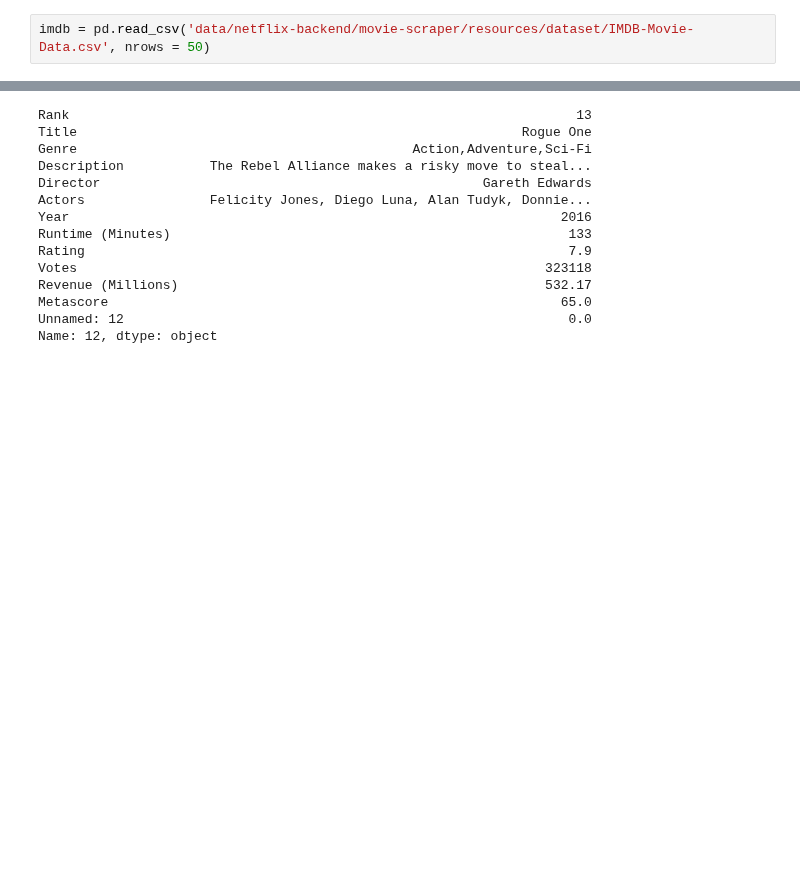
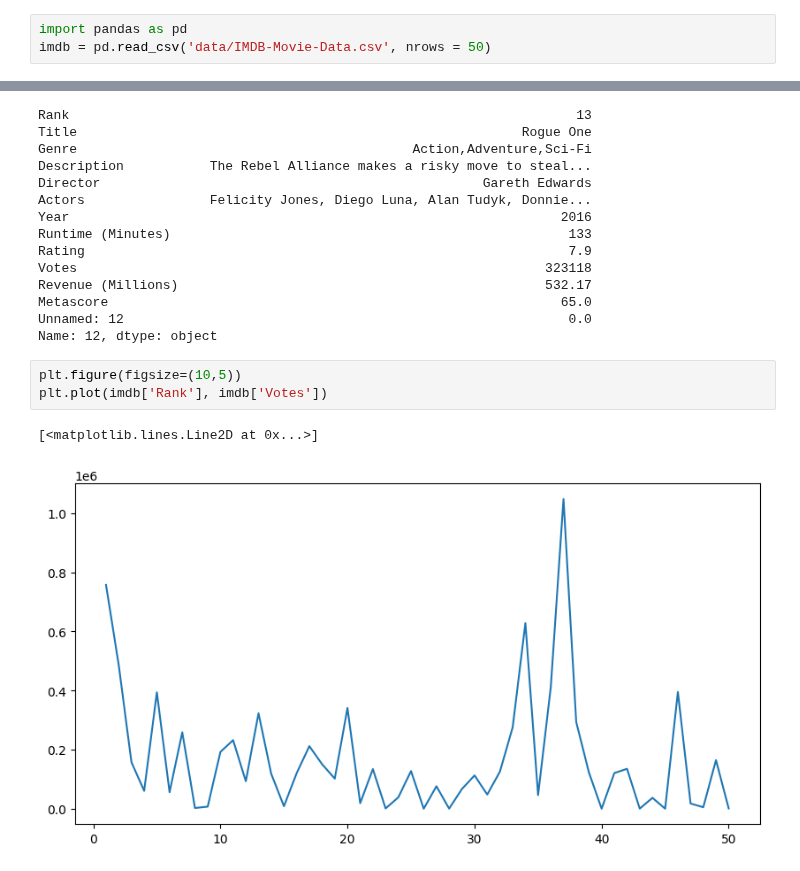
Before and after one commit to arashniroomand/MachineLearning, a Jupyter notebook: Practical_MasterClass/Matplotlib.ipynb, the cells around one changed output, grey strips where cells are left out. Cells and saved outputs as stored; diff of their text form; blank space fills up the shorter version.

Commit message:
Wokring on matplotlib

```diff
--- a/Practical_MasterClass/Matplotlib.ipynb
+++ b/Practical_MasterClass/Matplotlib.ipynb
@@ -94,7 +94,8 @@ plt.plot(nba_sample['Age'])
 [<matplotlib.lines.Line2D at 0x...>]
 [figure]
 # %%
-imdb = pd.read_csv('data/netflix-backend/movie-scraper/resources/dataset/IMDB-Movie-Data.csv', nrows = 50)
+import pandas as pd
+imdb = pd.read_csv('data/IMDB-Movie-Data.csv', nrows = 50)
 # %%
 imdb.head()
 # %% [output]
@@ -175,3 +176,9 @@ Revenue (Millions)                                               532.17
 Metascore                                                          65.0
 Unnamed: 12                                                         0.0
 Name: 12, dtype: object
+# %%
+plt.figure(figsize=(10,5))
+plt.plot(imdb['Rank'], imdb['Votes'])
+# %% [output]
+[<matplotlib.lines.Line2D at 0x...>]
+[figure, added]
```
Also changed, not shown: parts of 3 cells of this notebook.
